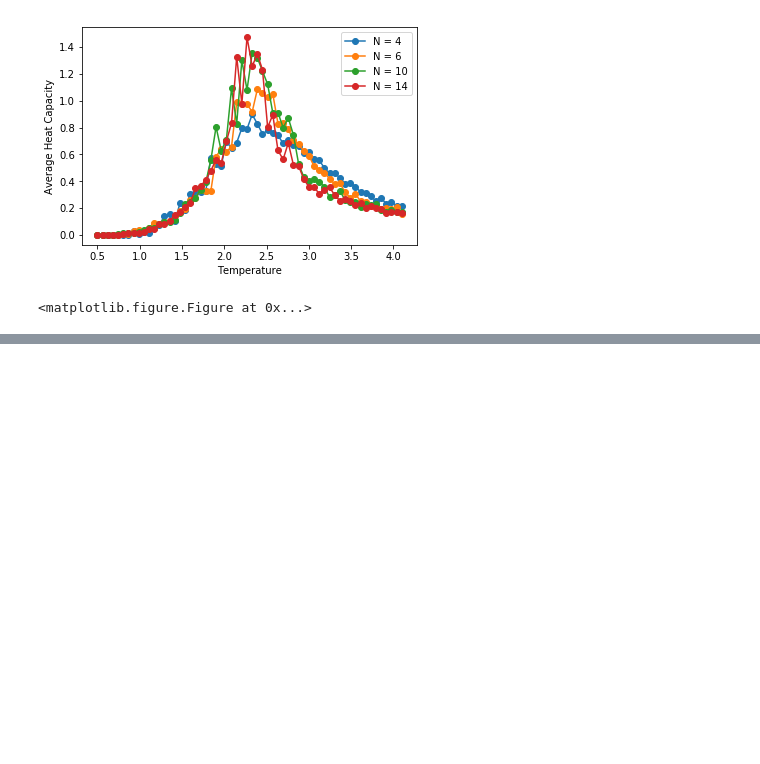
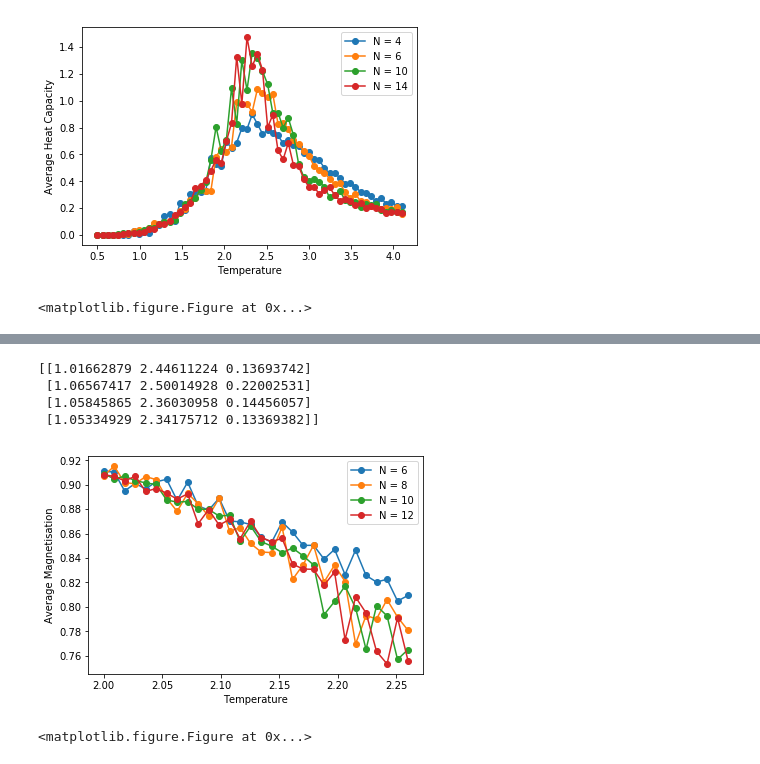
Before and after one commit to dovinhanhnguyen/Part_II_Computational_Exercises, a Jupyter notebook: project/project-dvan2.ipynb, the cells around one changed output, grey strips where cells are left out. Cells and saved outputs as stored; diff of their text form; code cells hidden in the pictures; blank space fills up the shorter version.

Commit message:
Data fitting

```diff
--- a/project/project-dvan2.ipynb
+++ b/project/project-dvan2.ipynb
@@ -136,4 +137,26 @@ def calculate_autocovariation(data, N_range, T_range, no_of_sweeps, no_of_equili
                 autocovariation[N_index,T_index,:] = autocovariation[N_index,T_index,:]/autocovariation[N_index,T_index,0]
 
     return autocovariation
+# %%
+# Function to fit data
+def data_fitting(data, N_range, N_index_range, T_range, T_index_range, guess):
+    def shape_function(x, a, Tc, b):
+        return a*np.abs(Tc-x)**b
+
+    x_data = np.zeros((len(N_index_range),len(T_index_range)))
+    y_data = np.zeros((len(N_index_range),len(T_index_range))) # data sliced by N_index_range and T_index_range
+    for N_index in range(len(N_index_range)):
+        for T_index in range(len(T_index_range)):
+            x_data[N_index,T_index] = T_range[T_index_range[T_index]]
+            y_data[N_index,T_index] = data[N_index_range[N_index],T_index_range[T_index]]
+
+    params = np.zeros((len(N_index_range),3))
+    errs = np.zeros((len(N_index_range),3))
+
+    for N_index in range(len(N_index_range)):
+        popt, pcov = optimize.curve_fit(shape_function,x_data[N_index,:],y_data[N_index,:],guess)
+        params[N_index,:] = popt
+        errs[N_index,:] = pcov.diagonal()
+
+    return params, errs
 # %%
@@ -213,3 +236,13 @@ plot_temperature_dependence(average_heat_capacity,Ns,N_indices,Ts,T_indices,'Tem
 [figure]
 [figure]
 <matplotlib.figure.Figure at 0x...>
+# %%
+
+Ns = [6, 8, 10, 12]
+J = 1.0
+H = 0.0
+Ts_below = np.linspace(2.0,2.26,30)
+sweeps = 6000
+equilibrating_sweeps = 2000
+
+magnetisation_below, energy_below, magnetisation_per_site_below, energy_per_site_below = Metropolis_algorithm(Ns,J,H,Ts_below,sweeps)
@@ -215,0 +267,17 @@ plot_temperature_dependence(average_heat_capacity,Ns,N_indices,Ts,T_indices,'Tem
+# %%
+# Calculate thermodynamic variables
+average_magnetisation_below = calculate_thermodynamic_variable(np.abs(magnetisation_below),Ns,Ts_below,equilibrating_sweeps)
+
+N_indices = range(len(Ns))
+T_indices = range(len(Ts_below))
+plot_temperature_dependence(average_magnetisation_below,Ns,N_indices,Ts_below,T_indices,'Temperature','Average Magnetisation')
+
+parameters, errors = data_fitting(average_magnetisation_below,Ns,N_indices,Ts_below,T_indices,[0,2.269,0.125])
+print(parameters)
+# %% [output]
+[[1.01662879 2.44611224 0.13693742]
+ [1.06567417 2.50014928 0.22002531]
+ [1.05845865 2.36030958 0.14456057]
+ [1.05334929 2.34175712 0.13369382]]
+[figure, added]
+<matplotlib.figure.Figure at 0x...>
```
Also changed, not shown: parts of 3 cells of this notebook, 28 other files.
